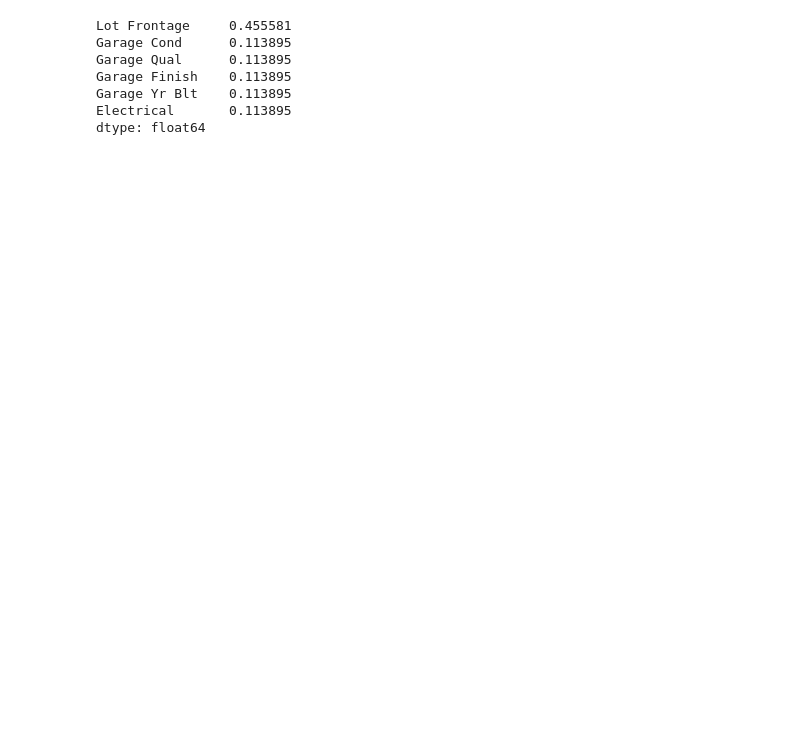
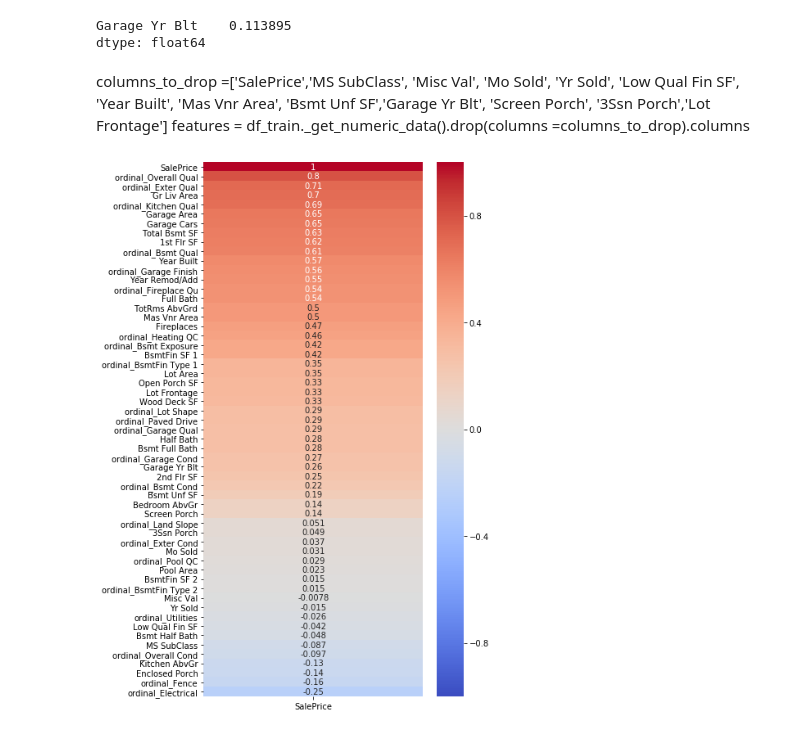
Before and after one commit to meghazavar/predict-_home_prices_regression, a Jupyter notebook: code/06_Kaggle_Submissions.ipynb, the cells around one changed output. Saved outputs shown, nothing was run; the diff lists cells and outputs as text; code cells hidden in the pictures; blank space fills up the shorter version.

Commit message:
ordinal columns

```diff
--- a/code/06_Kaggle_Submissions.ipynb
+++ b/code/06_Kaggle_Submissions.ipynb
@@ -10,12 +19,13 @@ df_test =pd.read_csv("./submission/test_cleaned.csv")
+# %%
+train_input_file = "./submission/train_cleaned_ord.csv"
+test_input_file ="./submission/test_cleaned_ord.csv"
+# %%
+train_df = pd.read_csv(train_input_file)
+test_df =pd.read_csv(test_input_file)
 # %%
-column_null_counts = df_test.isnull().sum() *100/ len(df_test) #Filter to find missing data in percetage
+column_null_counts = test_df.isnull().sum() *100/ len(test_df) #Filter to find missing data in percetage
 missing_data_columns =column_null_counts[column_null_counts >0] # get only columns where missing data  >0
 missing_data_columns.sort_values(ascending=False) # display them in highest missing data at top
 # %% [output]
-Lot Frontage     0.455581
-Garage Cond      0.113895
-Garage Qual      0.113895
-Garage Finish    0.113895
 Garage Yr Blt    0.113895
-Electrical       0.113895
 dtype: float64
@@ -32,0 +32,8 @@ X_test =df_test[features]
+# %% [markdown]
+columns_to_drop =['SalePrice','MS SubClass',
+                  'Misc Val', 'Mo Sold', 'Yr Sold',
+                   'Low Qual Fin SF',
+                  'Year Built', 'Mas Vnr Area', 'Bsmt Unf SF','Garage Yr Blt',
+                 'Screen Porch',
+                  '3Ssn Porch','Lot Frontage']
+features =  df_train._get_numeric_data().drop(columns =columns_to_drop).columns
@@ -32,0 +50,8 @@ X_test =df_test[features]
+# %%
+apps_core = train_df.corr()[['SalePrice']].sort_values(by='SalePrice',ascending=False)
+
+plt.figure(figsize=(6,12))  # 6 by 12 inch to make plot bigger
+
+sns.heatmap(apps_core, vmin=-1,vmax=1,cmap='coolwarm',annot=True);
+# %% [output]
+[figure, added]
```
Also changed, not shown: parts of 11 cells of this notebook, 3 other files.
